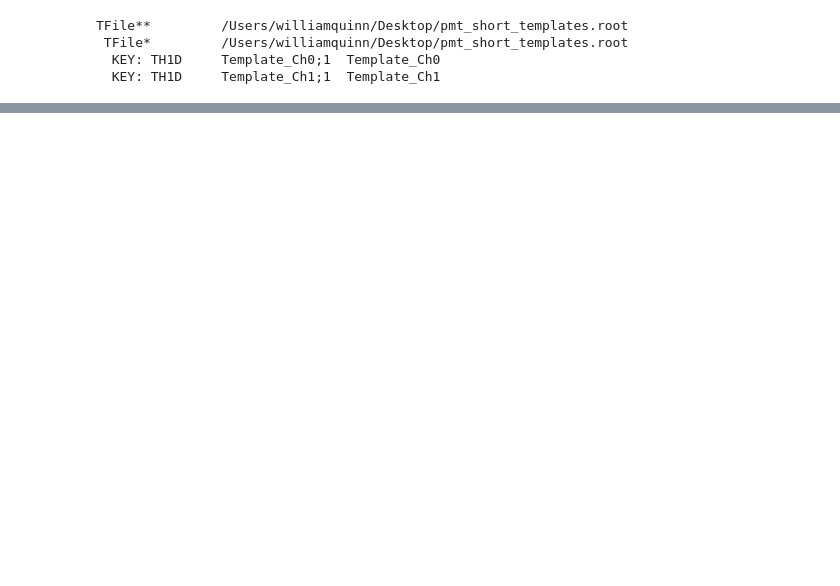
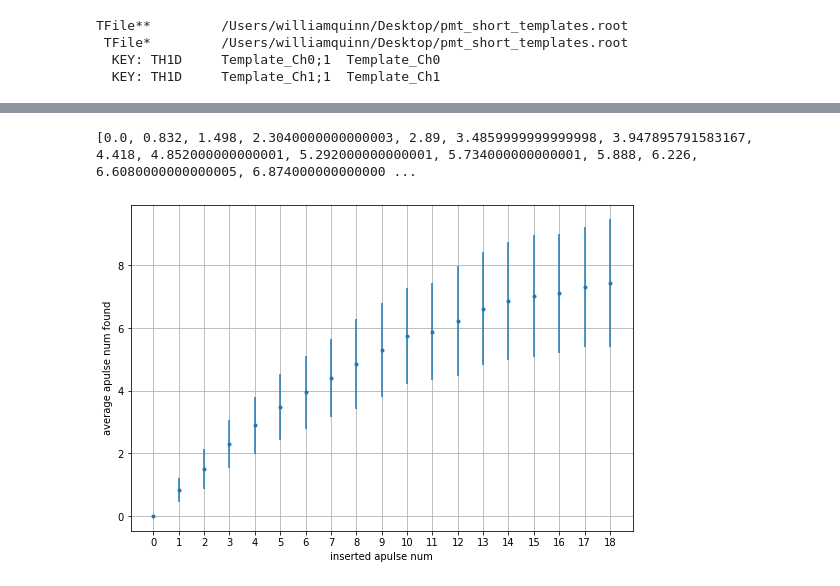
Before and after one commit to SuperNEMO-DBD/PMT-ShapeAnalysis, a Jupyter notebook: pmt_he_study/pulse_fitter.ipynb, the cells around one changed output, grey strips where cells are left out. Drawn from its saved outputs; the diff is of its cells as text; code cells hidden in the pictures; blank space fills up the shorter version.

```diff
--- a/pmt_he_study/pulse_fitter.ipynb
+++ b/pmt_he_study/pulse_fitter.ipynb
@@ -354,0 +355,11 @@ plt.plot(x,y, '.k')
+# %%
+import pandas as pd
+def my_matrix():
+    df = pd.read_csv("/Users/williamquinn/Desktop/HeMatrix.txt",
+                     index_col=0)
+    df = df / 500
+    df.loc["i0", "0"] = 1
+    M = df.values
+
+    return M
+print(my_matrix())
@@ -354,0 +384,25 @@ plt.plot(x,y, '.k')
+# %%
+averages = []
+stds = []
+nums = np.array([i for i in range(len(M[0]))])
+M = my_matrix()
+plt.figure(figsize=(9,6), facecolor='white')
+for i_row in range(len(M)):
+    weights = []
+    for i_col in range(len(M[i_row])):
+        weights.append(M[i_row][i_col])
+    weights = np.array(weights)
+    average = np.average(nums, weights=weights)
+
+    std = np.sqrt( np.sum(weights*(nums - average)**2)/np.sum(weights) )
+    stds.append(std)
+    averages.append(average)
+print(averages)
+plt.errorbar(nums, averages, yerr=stds, fmt=".")
+plt.grid()
+plt.xlabel("inserted apulse num")
+plt.ylabel("average apulse num found")
+_ =plt.xticks([i for i in range(len(M[0]))])
+# %% [output]
+[0.0, 0.832, 1.498, 2.3040000000000003, 2.89, 3.4859999999999998, 3.947895791583167, 4.418, 4.852000000000001, 5.292000000000001, 5.734000000000001, 5.888, 6.226, 6.6080000000000005, 6.874000000000000 ...
+[figure, added]
```
Also changed, not shown: parts of 23 cells of this notebook, 1 other file.
